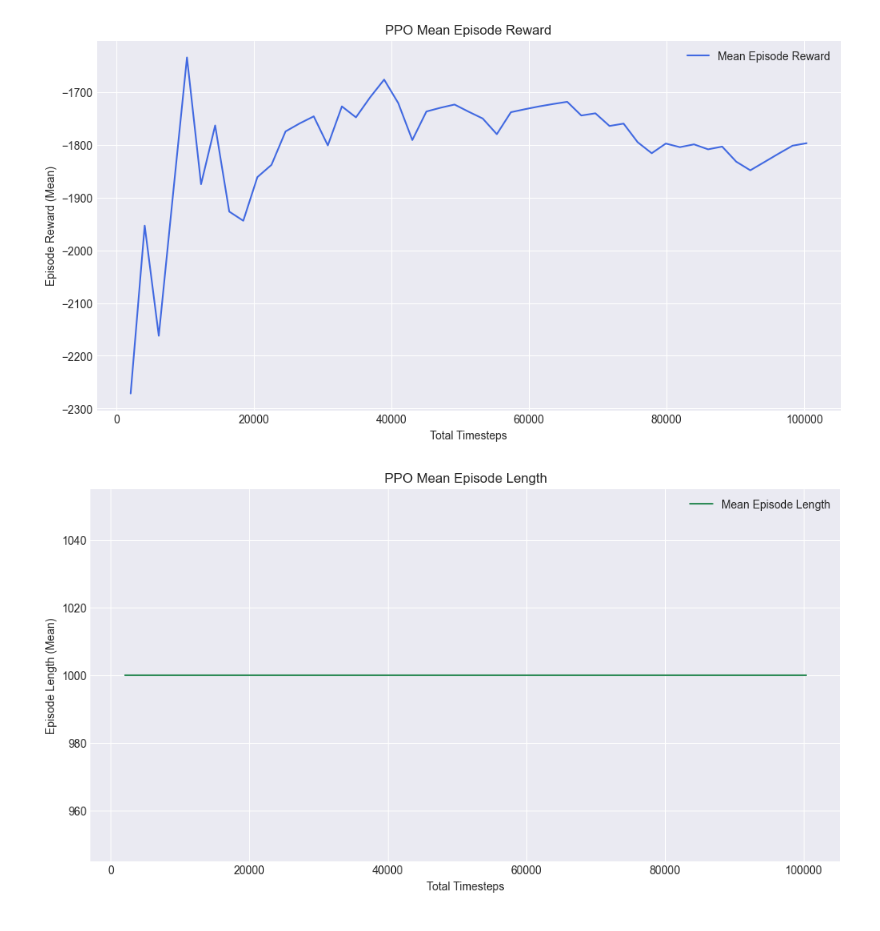
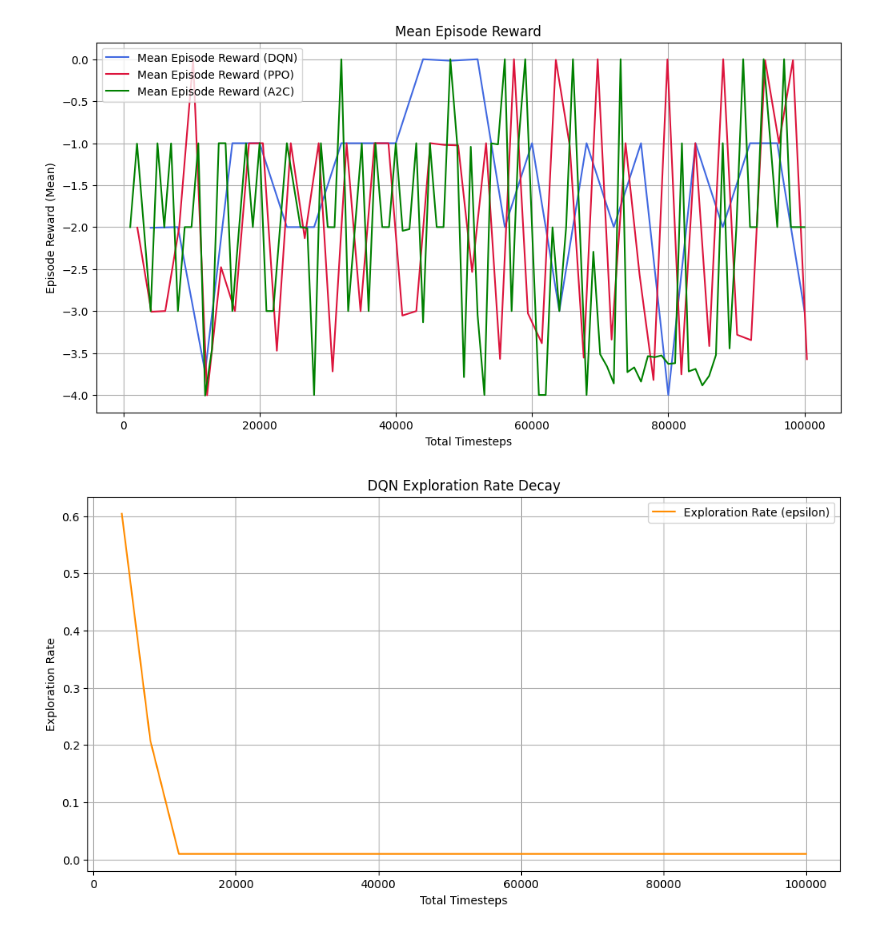
Before and after one commit to kagozi/aqi-monitor, a Jupyter notebook: evaluation.ipynb, the cells around one changed output. Saved outputs shown, nothing was run; the diff lists cells and outputs as text; code cells hidden in the pictures.

```diff
--- a/evaluation.ipynb
+++ b/evaluation.ipynb
@@ -7,23 +19,42 @@ logs = pd.read_csv('./ppo/logs/progress.csv')
 # %%
+logs_dqn =  pd.read_csv('./dqn/logs/progress.csv')
+logs_ppo = pd.read_csv('./ppo/logs/progress.csv')
+logs_a2c = pd.read_csv('./a2c/logs/progress.csv')
+logs_a2c.dropna(inplace=True)
+
 # Plot: Mean Episode Reward vs. Timesteps
 plt.figure(figsize=(12, 6))
-plt.plot(logs['time/total_timesteps'], logs['rollout/ep_rew_mean'], label='Mean Episode Reward', color='royalblue')
+plt.plot(logs_dqn['time/total_timesteps'], logs_dqn['env/reward'], label='Mean Episode Reward (DQN)', color='royalblue')
+plt.plot(logs_ppo['time/total_timesteps'], logs_ppo['env/reward'], label='Mean Episode Reward (PPO)', color='crimson')
+plt.plot(logs_a2c['time/total_timesteps'], logs_a2c['env/reward'], label='Mean Episode Reward (A2C)', color='green')
 plt.xlabel('Total Timesteps')
 plt.ylabel('Episode Reward (Mean)')
-plt.title('PPO Mean Episode Reward')
+plt.title('Mean Episode Reward')
+plt.grid(True)
+plt.legend()
+plt.show()
+
+# Plot: Exploration Rate vs. Timesteps
+plt.figure(figsize=(12, 6))
+plt.plot(logs_dqn['time/total_timesteps'], logs_dqn['rollout/exploration_rate'], label='Exploration Rate (epsilon)', color='darkorange')
+plt.xlabel('Total Timesteps')
+plt.ylabel('Exploration Rate')
+plt.title('DQN Exploration Rate Decay')
 plt.grid(True)
 plt.legend()
 plt.show()
 
 # Plot: Episode Length vs. Timesteps
 plt.figure(figsize=(12, 6))
-plt.plot(logs['time/total_timesteps'], logs['rollout/ep_len_mean'], label='Mean Episode Length', color='seagreen')
+plt.plot(logs_dqn['time/total_timesteps'], logs_dqn['env/power'], label='Mean Episode Length (DQN)', color='seagreen')
+plt.plot(logs_ppo['time/total_timesteps'], logs_ppo['env/power'], label='Mean Episode Length (PPO)', color='darkviolet')
+plt.plot(logs_a2c['time/total_timesteps'], logs_a2c['env/power'], label='Mean Episode Length (A2C)', color='darkred')
 plt.xlabel('Total Timesteps')
-plt.ylabel('Episode Length (Mean)')
-plt.title('PPO Mean Episode Length')
+plt.ylabel('Mean Power Consumption (Watts)')
+plt.title('Power Consumption Over Time')
 plt.grid(True)
 plt.legend()
 plt.show()
 # %% [output]
-[figure, old version]
+[figure, new version]
-[figure, old version]
+[figure, new version]
```
Also changed, not shown: parts of 29 cells of this notebook, 21 other files.
